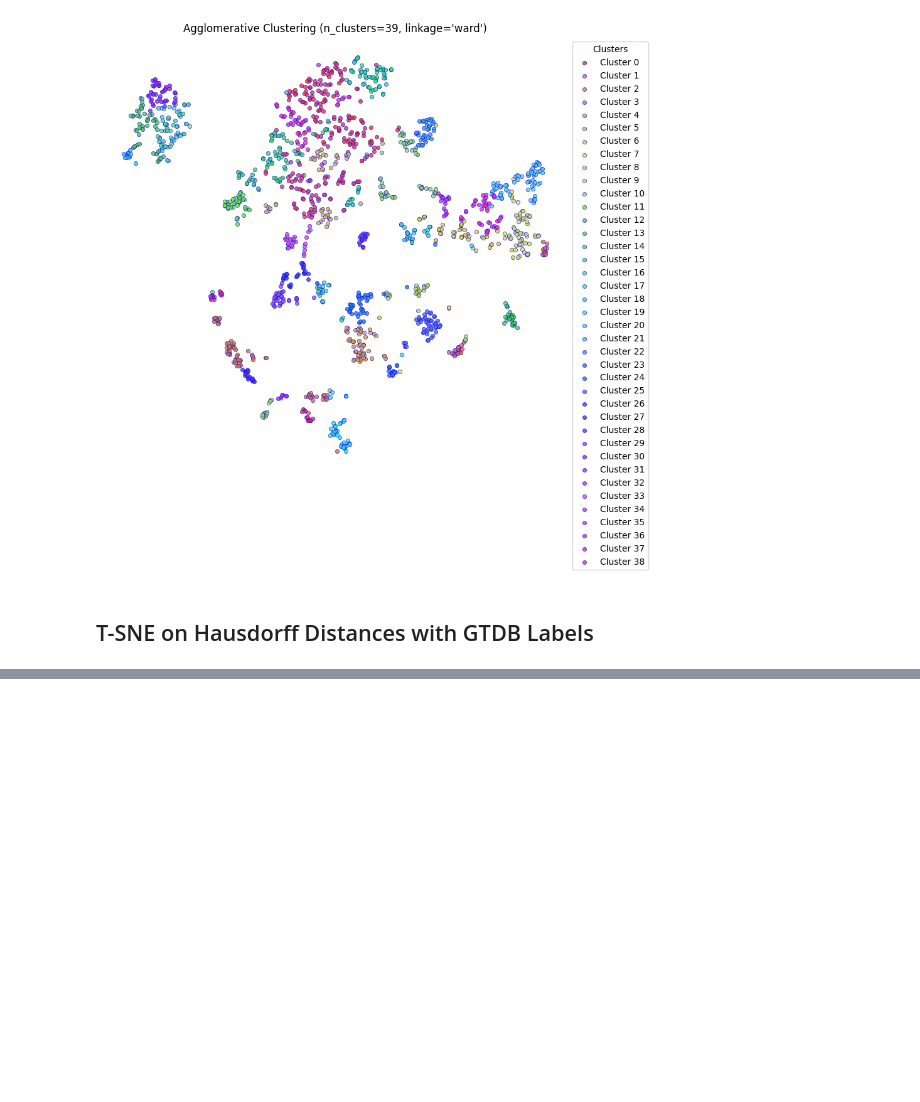
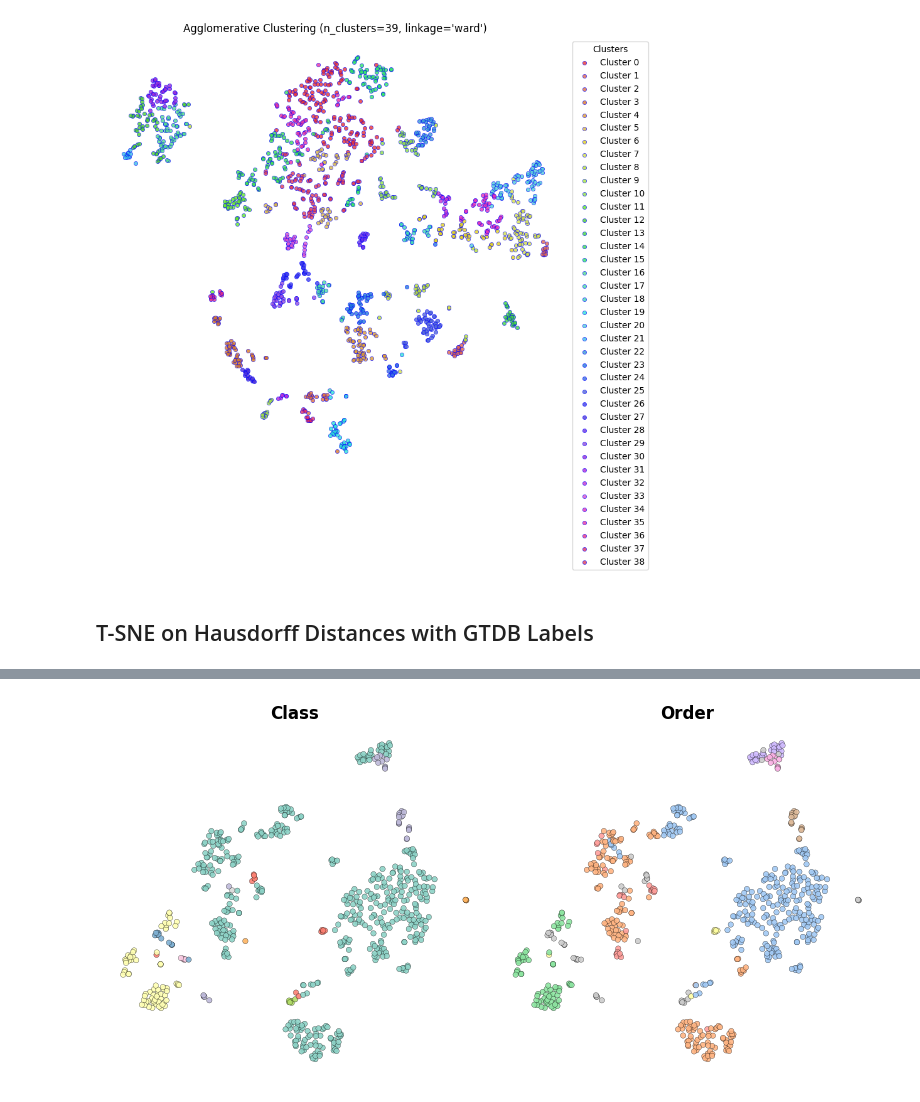
Before and after one commit to affo98/DNA-language-models-and-GLP1-microbiome-changes, a Jupyter notebook: figure_notebooks/figures_partone.ipynb, the cells around one changed output, grey strips where cells are left out. Cells and saved outputs as stored; diff of their text form; code cells hidden in the pictures; blank space fills up the shorter version.

```diff
--- a/figure_notebooks/figures_partone.ipynb
+++ b/figure_notebooks/figures_partone.ipynb
@@ -770,8 +770,9 @@ plt.show()
 ## T-SNE on Hausdorff Distances with GTDB Labels
 # %%
 BINLOOPUP_DIR = os.path.join('..','phenotype_mil', 'mil_results')
-BINLOOKUP_DATASETS = ['T2D-EW', 'UNSEEN']
-BINLOOPUP_MODELS = ['dnaberts', 'dnaberth']
+#BINLOOKUP_DATASETS = ['T2D-EW', 'UNSEEN']
+BINLOOKUP_DATASETS = ['T2D-EW']
+BINLOOPUP_MODELS = ['dnaberts', 'dnaberth_2mv4']
 # %%
 rank_prefixes = {
     'd__': 'domain',
@@ -796,9 +797,9 @@ def split_taxonomy(tax_str):
 # %%
 lookup_data = {}
 
-for dataset in BINLOOKUP_DATASETS[:1]:
-    for model in BINLOOPUP_MODELS[:1]:
-
+for dataset in BINLOOKUP_DATASETS:
+    for model in BINLOOPUP_MODELS:
+        print(model)
         path = os.path.join(BINLOOPUP_DIR, dataset, f"{model}_binlookup")
         print(path)
         hausdorff_path = os.path.join(path, f"{model}_{dataset}.npz")
@@ -916,0 +1032,83 @@ Num clusters 648 648
+# %%
+from sklearn.manifold import TSNE
+import matplotlib.pyplot as plt
+import seaborn as sns
+
+# ----------------------------------------
+# Assuming global_luts, rank_label_counts, ranks defined as before
+# ----------------------------------------
+
+for data in lookup_data.keys():
+    print(data)
+    haus = lookup_data[data]['hausdorff']['distances']
+    tsne = TSNE(
+        n_components=2,
+        metric='precomputed',
+        random_state=42,
+        perplexity=17,
+        init='random'
+    )
+    tsne_results = tsne.fit_transform(haus)
+
+    binlookup = lookup_data[data]["binlookup"]
+
+    fig, axes = plt.subplots(1, len(ranks), figsize=(8, 4))
+
+    # Store handles and labels for separate legend plotting
+    legend_handles = {}
+
+    for ax, rank in zip(axes, ranks):
+        vals = binlookup[rank]
+
+        if rank == "order":
+            # pick top-10 orders by count
+            top10 = vals.value_counts().index[:10]
+            lut_full = global_luts[rank]
+            lut = {o: lut_full[o] for o in top10}
+            colors = [lut.get(v, (0.8, 0.8, 0.8)) for v in vals]
+
+            handles = [
+                plt.Line2D([], [], marker='o', linestyle='',
+                           color=lut[o], label=f"{o} ({rank_label_counts[rank][o]})")
+                for o in top10
+            ]
+        else:
+            sorted_cats = vals.value_counts().index.tolist()
+            lut = global_luts[rank]
+            colors = [lut[v] for v in vals]
+            handles = [
+                plt.Line2D([], [], marker='o', linestyle='',
+                           color=lut[cls], label=f"{cls} ({rank_label_counts[rank][cls]})")
+                for cls in sorted_cats
+            ]
+
+        ax.scatter(
+            tsne_results[:, 0],
+            tsne_results[:, 1],
+            c=colors,
+            s=15,
+            alpha=0.9,
+            edgecolor='black',
+            linewidth=0.2
+        )
+        ax.set_title(rank.capitalize(), fontsize=12, fontweight='bold')
+        ax.set_xticks([]); ax.set_yticks([])
+        for spine in ax.spines.values():
+            spine.set_visible(False)
+
+        # Save handles for later legend plot
+        legend_handles[rank] = handles
+
+    #fig.suptitle(f"{data}", fontsize=14, fontweight='bold')
+    plt.tight_layout()
+    plt.savefig(os.path.join(OUT_DIR, f"tsne_{data}_.png"), bbox_inches='tight')
+    plt.show()
+
+    # Now plot legends separately after main plot
+    for rank in ranks:
+        fig_legend, ax_legend = plt.subplots(figsize=(3, max(2, 0.3*len(legend_handles[rank]))))
+        ax_legend.legend(handles=legend_handles[rank], title=f"{rank.capitalize()} (top labels)", loc='center')
+        ax_legend.axis('off')
+        plt.tight_layout()
+        plt.show()
+# %% [output]
@@ -916,0 +1116 @@ Num clusters 648 648
+[figure, added]
```
Also changed, not shown: parts of 7 cells of this notebook, 3 other files.
